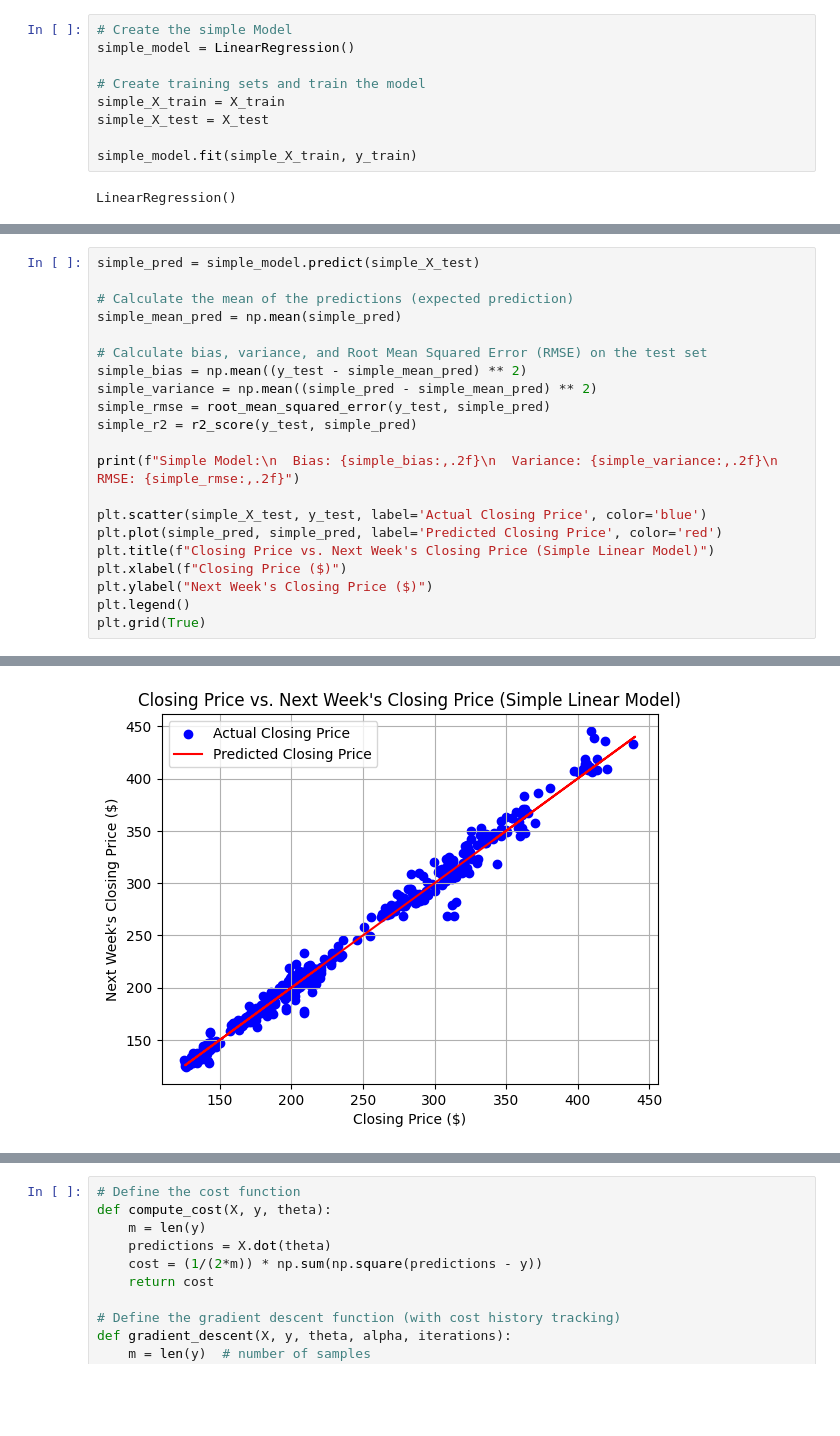
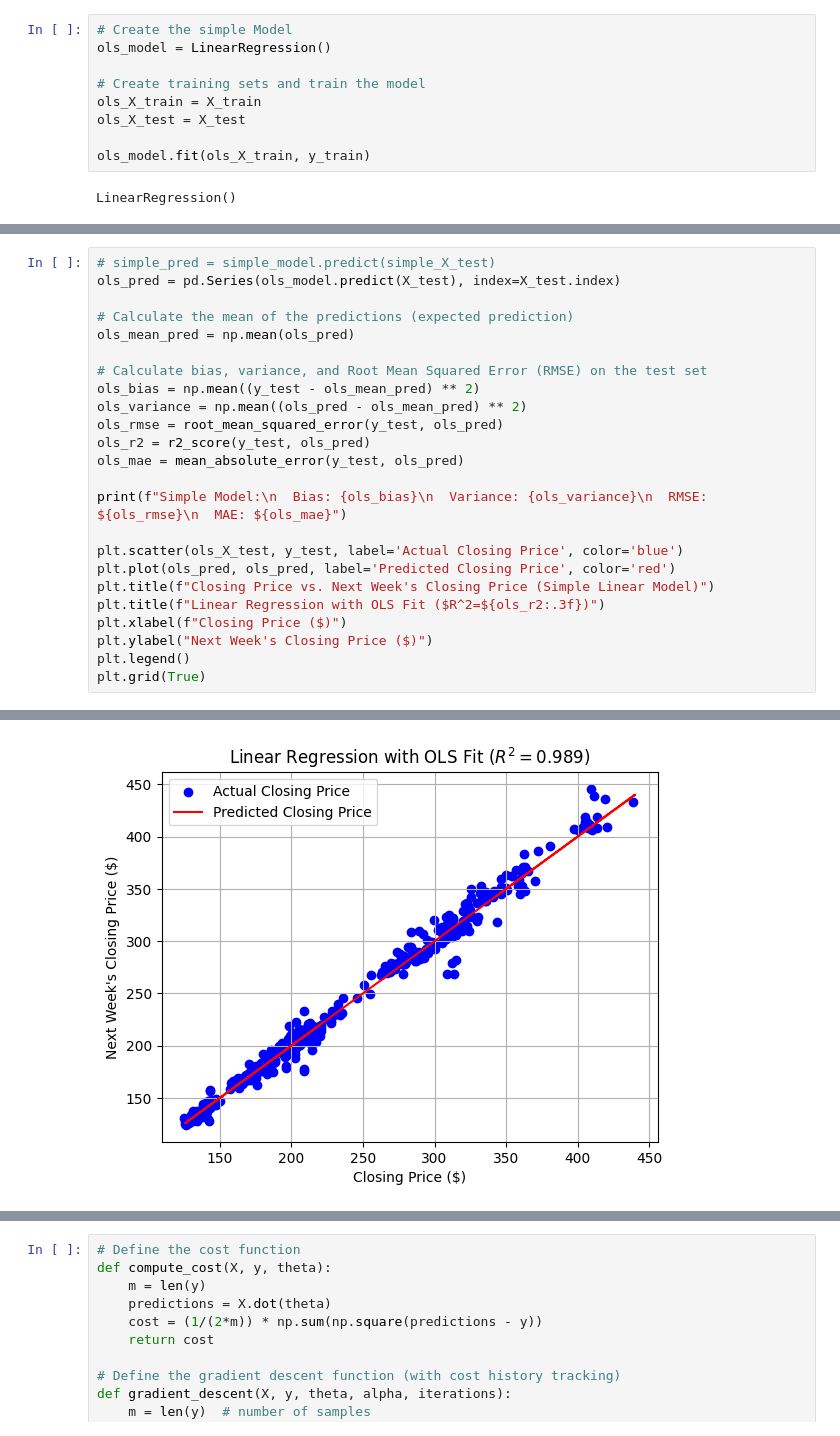
Before and after one commit to shannaw04/ml-stock-predictor, a Jupyter notebook: linear-reg-1feature.ipynb, the cells around one changed output, grey strips where cells are left out. Saved outputs shown, nothing was run; the diff lists cells and outputs as text; blank space fills up the shorter version.

```diff
--- a/linear-reg-1feature.ipynb
+++ b/linear-reg-1feature.ipynb
@@ -180,12 +170,12 @@ Testing set size: 477
 # %%
 # Create the simple Model
-simple_model = LinearRegression()
+ols_model = LinearRegression()
 
 # Create training sets and train the model
-simple_X_train = X_train
-simple_X_test = X_test
+ols_X_train = X_train
+ols_X_test = X_test
 
-simple_model.fit(simple_X_train, y_train)
+ols_model.fit(ols_X_train, y_train)
 # %% [output]
 LinearRegression()
 # %% [markdown]
@@ -198,20 +189,23 @@ LinearRegression()
 # %%
-simple_pred = simple_model.predict(simple_X_test)
+# simple_pred = simple_model.predict(simple_X_test)
+ols_pred = pd.Series(ols_model.predict(X_test), index=X_test.index)
 
 # Calculate the mean of the predictions (expected prediction)
-simple_mean_pred = np.mean(simple_pred)
+ols_mean_pred = np.mean(ols_pred)
 
 # Calculate bias, variance, and Root Mean Squared Error (RMSE) on the test set
-simple_bias = np.mean((y_test - simple_mean_pred) ** 2)
-simple_variance = np.mean((simple_pred - simple_mean_pred) ** 2)
-simple_rmse = root_mean_squared_error(y_test, simple_pred)
-simple_r2 = r2_score(y_test, simple_pred)
+ols_bias = np.mean((y_test - ols_mean_pred) ** 2)
+ols_variance = np.mean((ols_pred - ols_mean_pred) ** 2)
+ols_rmse = root_mean_squared_error(y_test, ols_pred)
+ols_r2 = r2_score(y_test, ols_pred)
+ols_mae = mean_absolute_error(y_test, ols_pred)
 
-print(f"Simple Model:\n  Bias: {simple_bias:,.2f}\n  Variance: {simple_variance:,.2f}\n  RMSE: {simple_rmse:,.2f}")
+print(f"Simple Model:\n  Bias: {ols_bias}\n  Variance: {ols_variance}\n  RMSE: ${ols_rmse}\n  MAE: ${ols_mae}")
 
-plt.scatter(simple_X_test, y_test, label='Actual Closing Price', color='blue')
-plt.plot(simple_pred, simple_pred, label='Predicted Closing Price', color='red')
+plt.scatter(ols_X_test, y_test, label='Actual Closing Price', color='blue')
+plt.plot(ols_pred, ols_pred, label='Predicted Closing Price', color='red')
 plt.title(f"Closing Price vs. Next Week's Closing Price (Simple Linear Model)")
+plt.title(f"Linear Regression with OLS Fit ($R^2=${ols_r2:.3f})")
 plt.xlabel(f"Closing Price ($)")
 plt.ylabel("Next Week's Closing Price ($)")
 plt.legend()
@@ -224,2 +219,2 @@ Simple Model:
-[figure, old version]
+[figure, new version]
 # %% [markdown]
```
Also changed, not shown: parts of 22 cells of this notebook.
